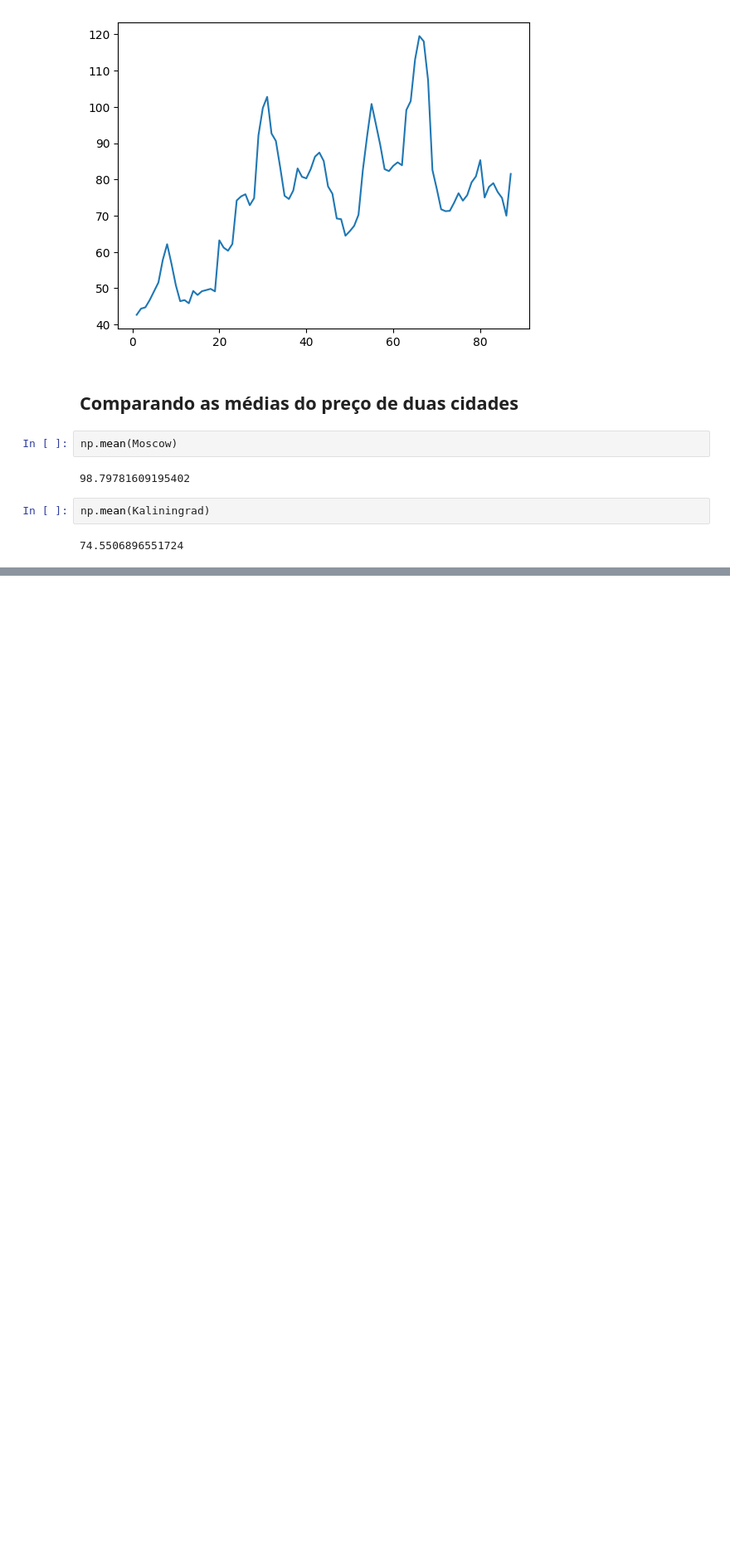
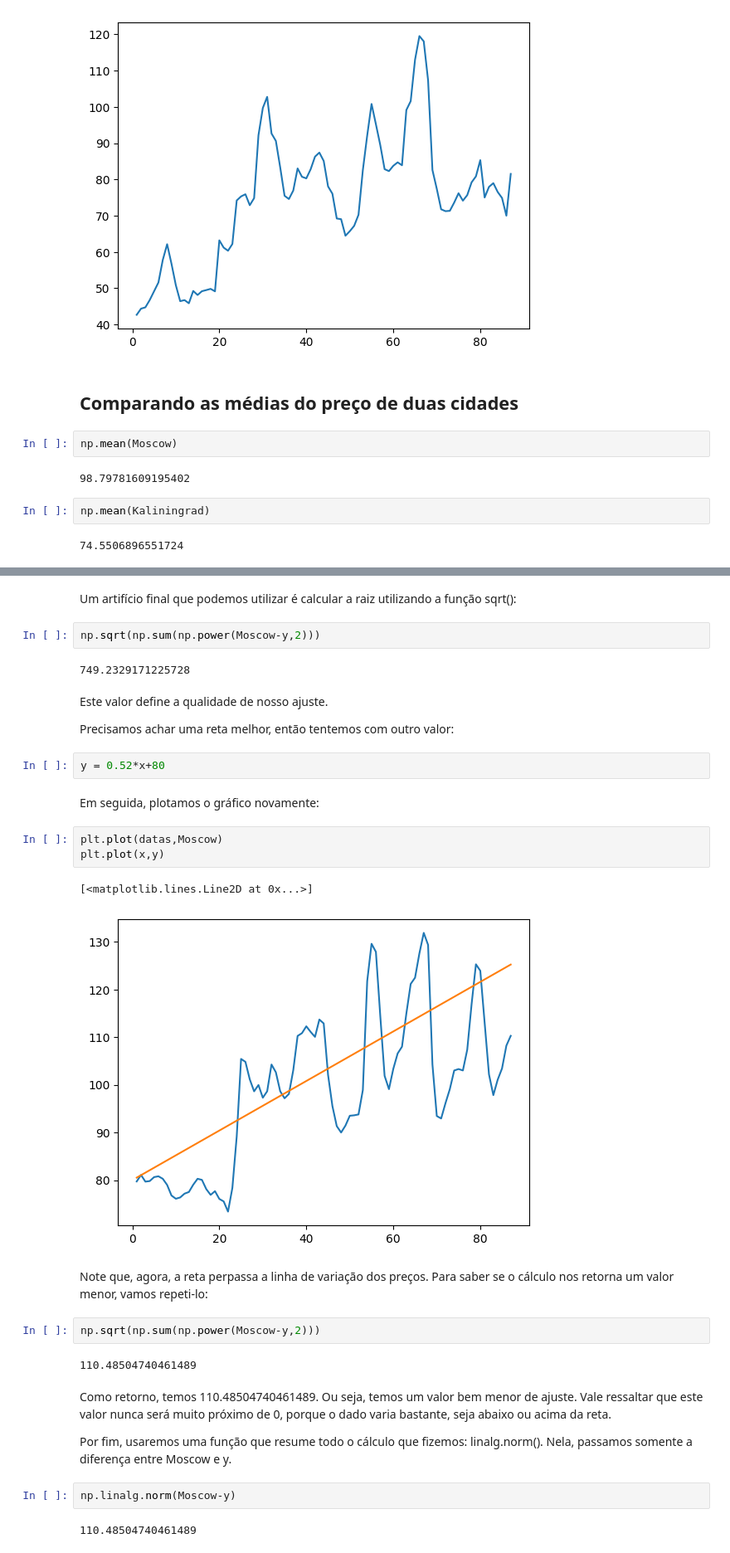
Before and after one commit to orlandojsjunior/Python_para_Data_Science-NumPy, a Jupyter notebook: Numpy.ipynb, the cells around one changed output, grey strips where cells are left out. Shown at 83% size. Cells and saved outputs as stored; diff of their text form; blank space fills up the shorter version.

Commit message:
Diferença entre arrays

```diff
--- a/Numpy.ipynb
+++ b/Numpy.ipynb
@@ -347,0 +435,34 @@ np.mean(Kaliningrad)
+# %% [markdown]
+Um artifício final que podemos utilizar é calcular a raiz utilizando a função sqrt():
+# %%
+np.sqrt(np.sum(np.power(Moscow-y,2)))
+# %% [output]
+749.2329171225728
+# %% [markdown]
+Este valor define a qualidade de nosso ajuste.
+
+Precisamos achar uma reta melhor, então tentemos com outro valor:
+# %%
+y = 0.52*x+80
+# %% [markdown]
+Em seguida, plotamos o gráfico novamente:
+# %%
+plt.plot(datas,Moscow)
+plt.plot(x,y)
+# %% [output]
+[<matplotlib.lines.Line2D at 0x...>]
+[figure, added]
+# %% [markdown]
+Note que, agora, a reta perpassa a linha de variação dos preços. Para saber se o cálculo nos retorna um valor menor, vamos repeti-lo:
+# %%
+np.sqrt(np.sum(np.power(Moscow-y,2)))
+# %% [output]
+110.48504740461489
+# %% [markdown]
+Como retorno, temos 110.48504740461489. Ou seja, temos um valor bem menor de ajuste. Vale ressaltar que este valor nunca será muito próximo de 0, porque o dado varia bastante, seja abaixo ou acima da reta.
+
+Por fim, usaremos uma função que resume todo o cálculo que fizemos: linalg.norm(). Nela, passamos somente a diferença entre Moscow e y.
+# %%
+np.linalg.norm(Moscow-y)
+# %% [output]
+110.48504740461489
```
Also changed, not shown: parts of 16 cells of this notebook.
